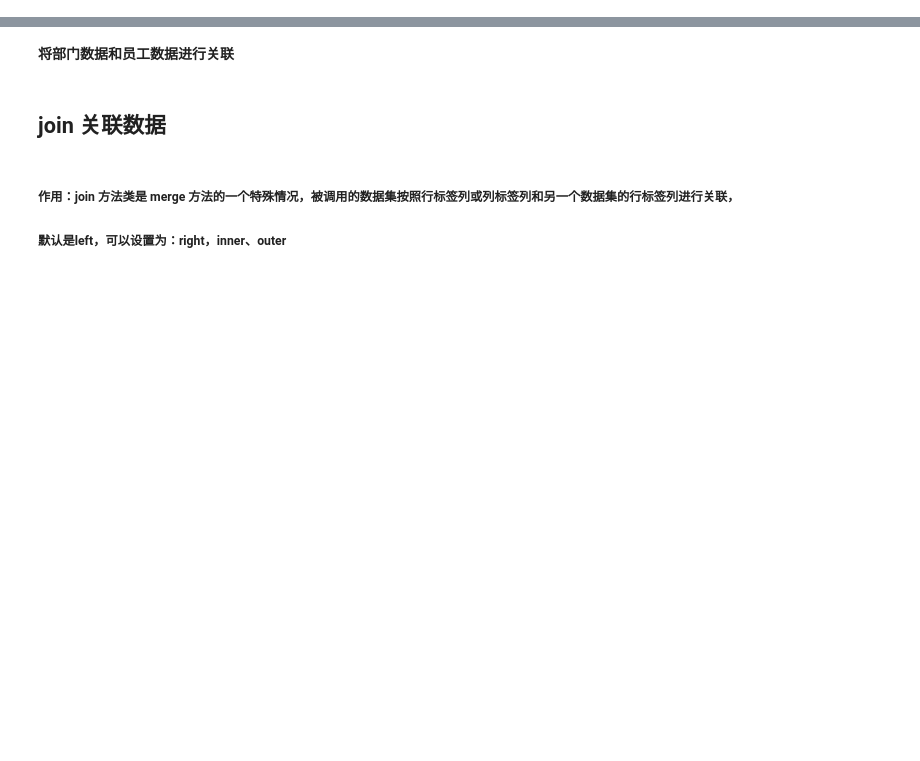
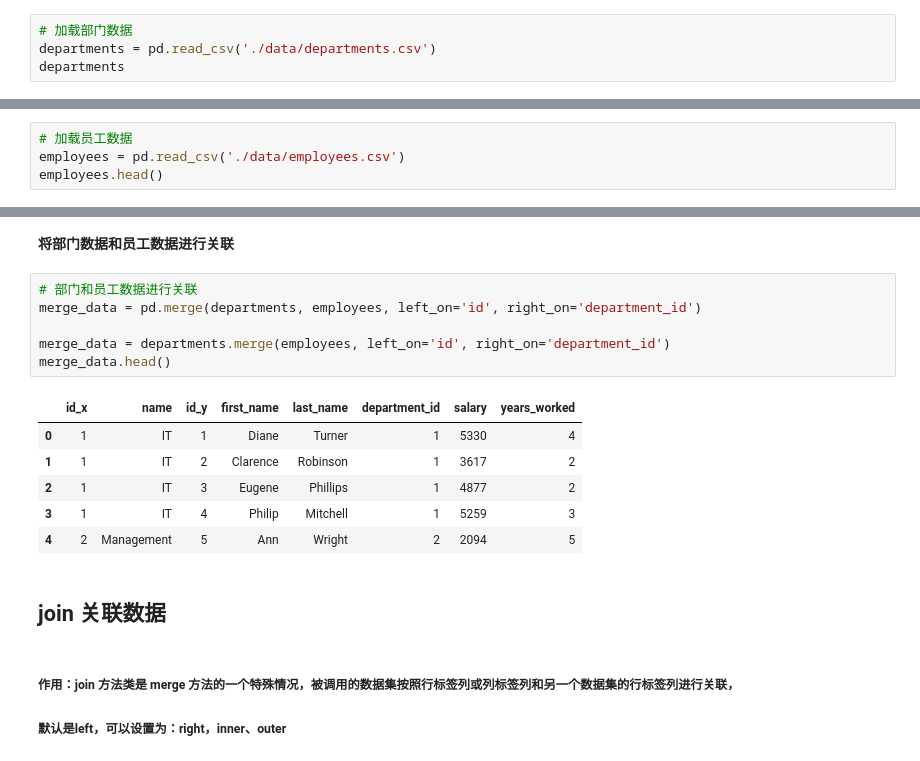
Before and after one commit to JohnChow96927/python-bigdata, a Jupyter notebook: Pandas/day3_220121_数据清洗&数据组合与分组/04-Pandas数据整合.ipynb, the cells around one changed output, grey strips where cells are left out. Cells and saved outputs as stored; diff of their text form; blank space fills up the shorter version.

Commit message:
merge

```diff
--- a/Pandas/day3_220121_数据清洗&数据组合与分组/04-Pandas数据整合.ipynb
+++ b/Pandas/day3_220121_数据清洗&数据组合与分组/04-Pandas数据整合.ipynb
@@ -155,3 +214,7 @@ pd.concat([df1, new_series], axis=1)
 ##### 作用：类似于 sql 中的 join 语句，用于两个数据集之间按照行标签列或列标签列进行连接，默认是inner，可以设置为：left、right、outer
 # %% [markdown]
 **加载部门数据和员工数据**
+# %%
+# 加载部门数据
+departments = pd.read_csv('./data/departments.csv')
+departments
@@ -157,0 +241,4 @@ pd.concat([df1, new_series], axis=1)
+# %%
+# 加载员工数据
+employees = pd.read_csv('./data/employees.csv')
+employees.head()
@@ -158,5 +269,18 @@ pd.concat([df1, new_series], axis=1)
 # %% [markdown]
 **将部门数据和员工数据进行关联**
+# %%
+# 部门和员工数据进行关联
+merge_data = pd.merge(departments, employees, left_on='id', right_on='department_id')
+
+merge_data = departments.merge(employees, left_on='id', right_on='department_id')
+merge_data.head()
+# %% [output]
+|  | id_x | name | id_y | first_name | last_name | department_id | salary | years_worked |
+| 0 | 1 | IT | 1 | Diane | Turner | 1 | 5330 | 4 |
+| 1 | 1 | IT | 2 | Clarence | Robinson | 1 | 3617 | 2 |
+| 2 | 1 | IT | 3 | Eugene | Phillips | 1 | 4877 | 2 |
+| 3 | 1 | IT | 4 | Philip | Mitchell | 1 | 5259 | 3 |
+| 4 | 2 | Management | 5 | Ann | Wright | 2 | 2094 | 5 |
 # %% [markdown]
 ## join 关联数据
 # %% [markdown]
```
Also changed, not shown: parts of 17 cells of this notebook, 10 other files.
